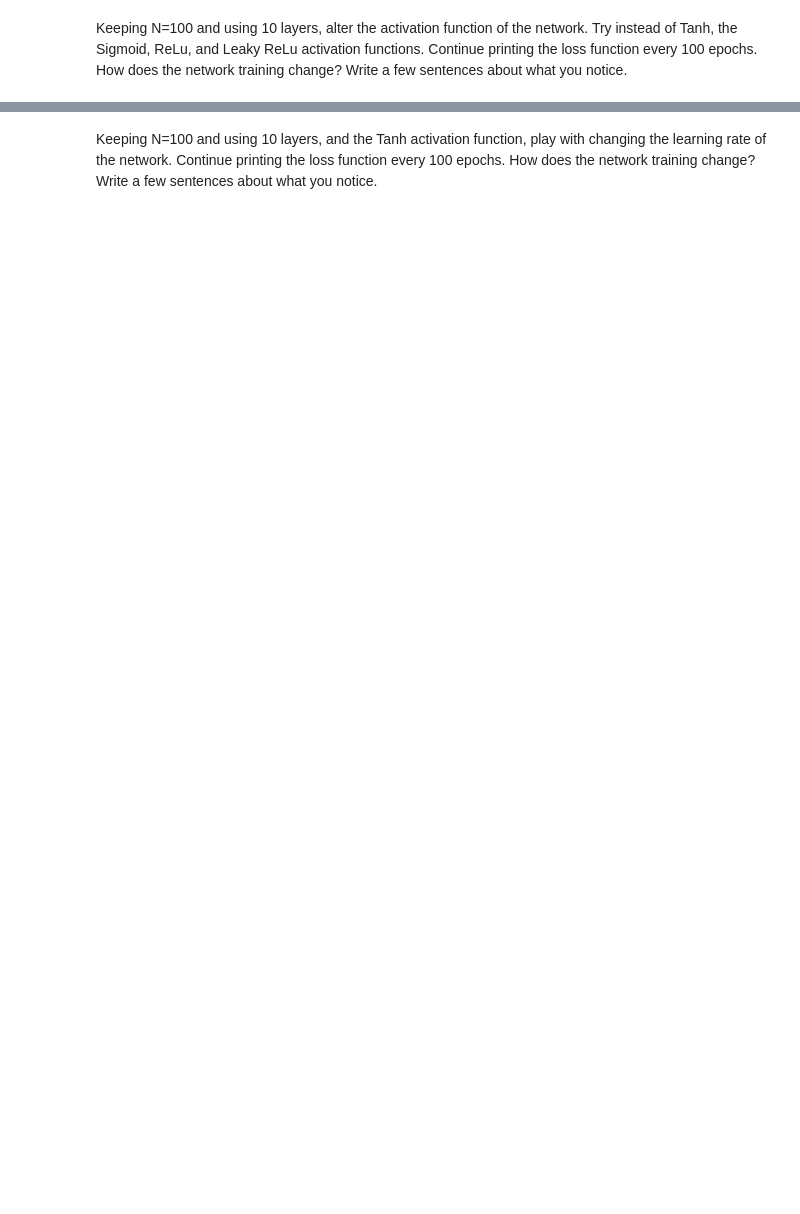
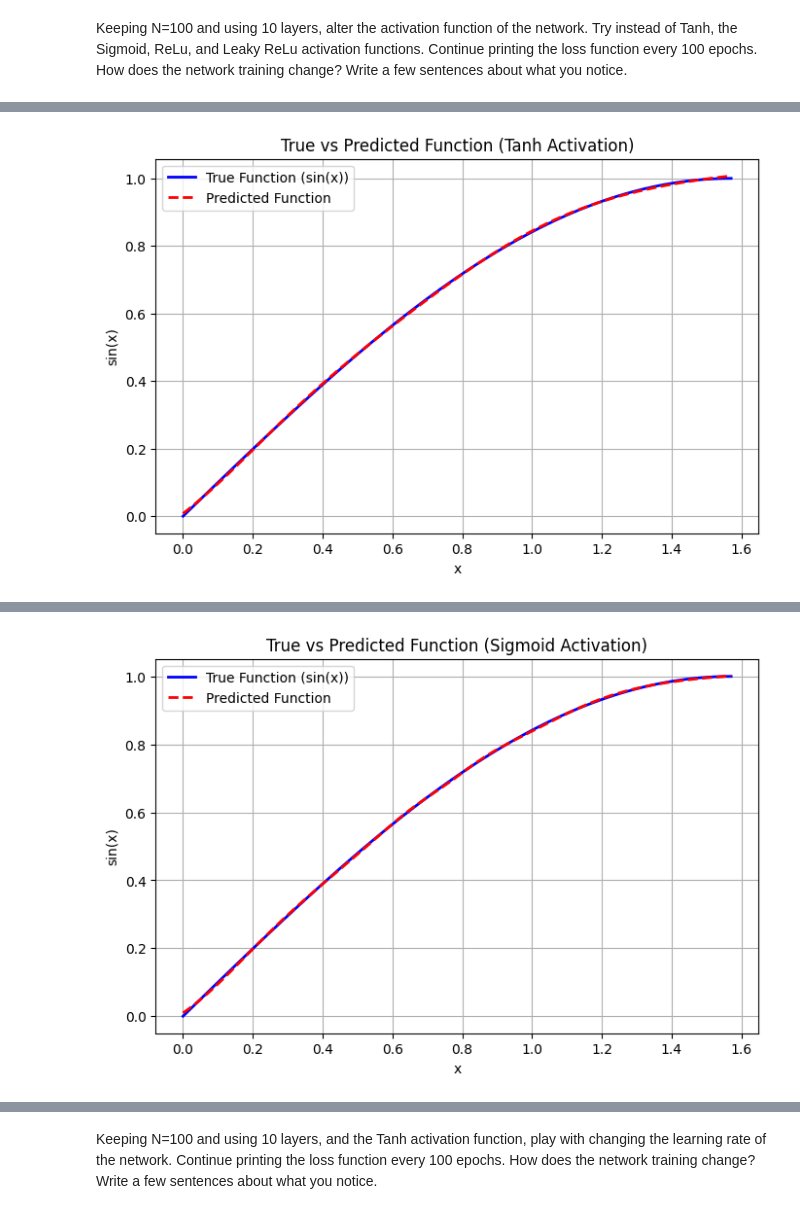
Before and after one commit to 2533Aryan/Deep-Learning, a Jupyter notebook: Lab 04/MTH354 Lab Assignment 4.ipynb, the cells around one changed output, grey strips where cells are left out. Saved outputs shown, nothing was run; the diff lists cells and outputs as text; code cells hidden in the pictures; blank space fills up the shorter version.

```diff
--- a/Lab 04/MTH354 Lab Assignment 4.ipynb
+++ b/Lab 04/MTH354 Lab Assignment 4.ipynb
@@ -105,2 +377,56 @@ Keeping N= 100, change the network to have 10, and then 20 layers. Continue prin
 # %% [markdown]
 Keeping N=100 and using 10 layers, alter the activation function of the network. Try instead of Tanh, the Sigmoid, ReLu, and Leaky ReLu activation functions. Continue printing the loss function every 100 epochs. How does the network training change? Write a few sentences about what you notice.
+# %%
+# Redefine the network class to accept an activation function as a parameter
+class DeepNet(nn.Module):
+    def __init__(self, activation_func):
+        super(DeepNet, self).__init__()
+        self.layers = nn.Sequential(
+            nn.Linear(1, 10),
+            activation_func,
+            *[nn.Sequential(nn.Linear(10, 10), activation_func) for _ in range(8)],  # 8 hidden layers
+            nn.Linear(10, 1)
+        )
+
+    def forward(self, x):
+        return self.layers(x)
+
+# Define a function to train and evaluate the network with a specified activation function
+def train_with_activation(activation_func, activation_name):
+    print(f"\nTraining with {activation_name} activation function...")
+
+    # Instantiate the network with the given activation function
+    net = DeepNet(activation_func)
+
+    # Define optimizer and loss function
+    optimizer = torch.optim.Adam(net.parameters(), lr=0.01)
+    loss_func = torch.nn.MSELoss()
+
+    # Training loop
+    num_epochs = 1000
+    for i in range(num_epochs):
+        prediction = net(x_tensor)
+        loss = loss_func(prediction, y_tensor)
+        optimizer.zero_grad()
+        loss.backward()
+        optimizer.step()
+        if i % 100 == 0:
+            print(f"Epoch {i}, Loss: {loss.item()}")
+
+    # Plot true vs predicted functions
+    plt.figure(figsize=(8, 5))
+    plt.plot(x_tensor.detach().numpy(), y_tensor.detach().numpy(), label='True Function (sin(x))', color='blue', linewidth=2)
+    plt.plot(x_tensor.detach().numpy(), net(x_tensor).detach().numpy(), label='Predicted Function', color='red', linestyle='--', linewidth=2)
+    plt.title(f'True vs Predicted Function ({activation_name} Activation)')
+    plt.xlabel('x')
+    plt.ylabel('sin(x)')
+    plt.legend()
+    plt.grid()
+    plt.show()
+
+# Train and evaluate with different activation functions
+train_with_activation(nn.Tanh(), "Tanh")
+train_with_activation(nn.Sigmoid(), "Sigmoid")
+train_with_activation(nn.ReLU(), "ReLU")
+train_with_activation(nn.LeakyReLU(0.01), "Leaky ReLU")
+# %% [output]
@@ -106,0 +444 @@ Keeping N=100 and using 10 layers, alter the activation function of the network.
+[figure, added]
@@ -106,0 +456 @@ Keeping N=100 and using 10 layers, alter the activation function of the network.
+[figure, added]
```
Also changed, not shown: parts of 14 cells of this notebook, 1 other file.
